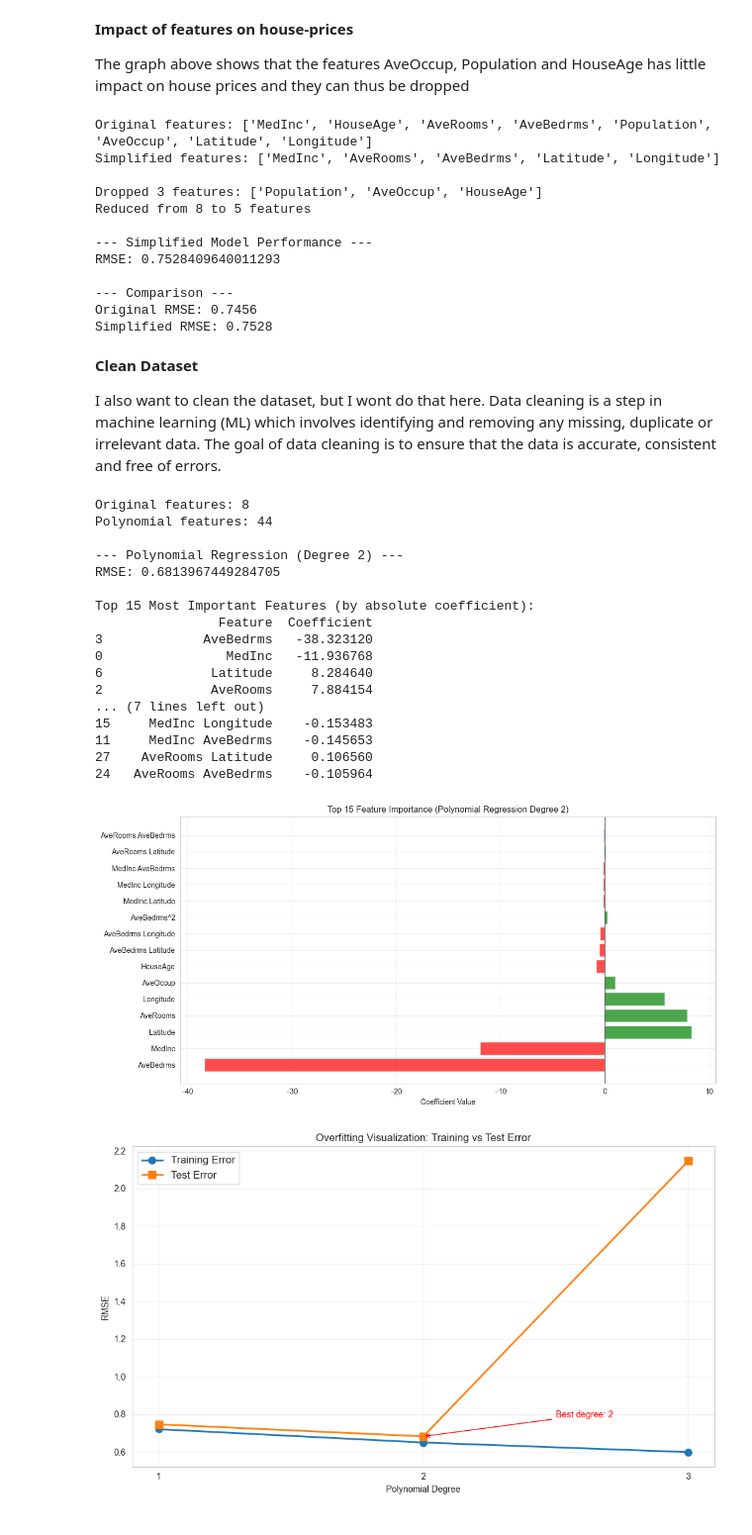
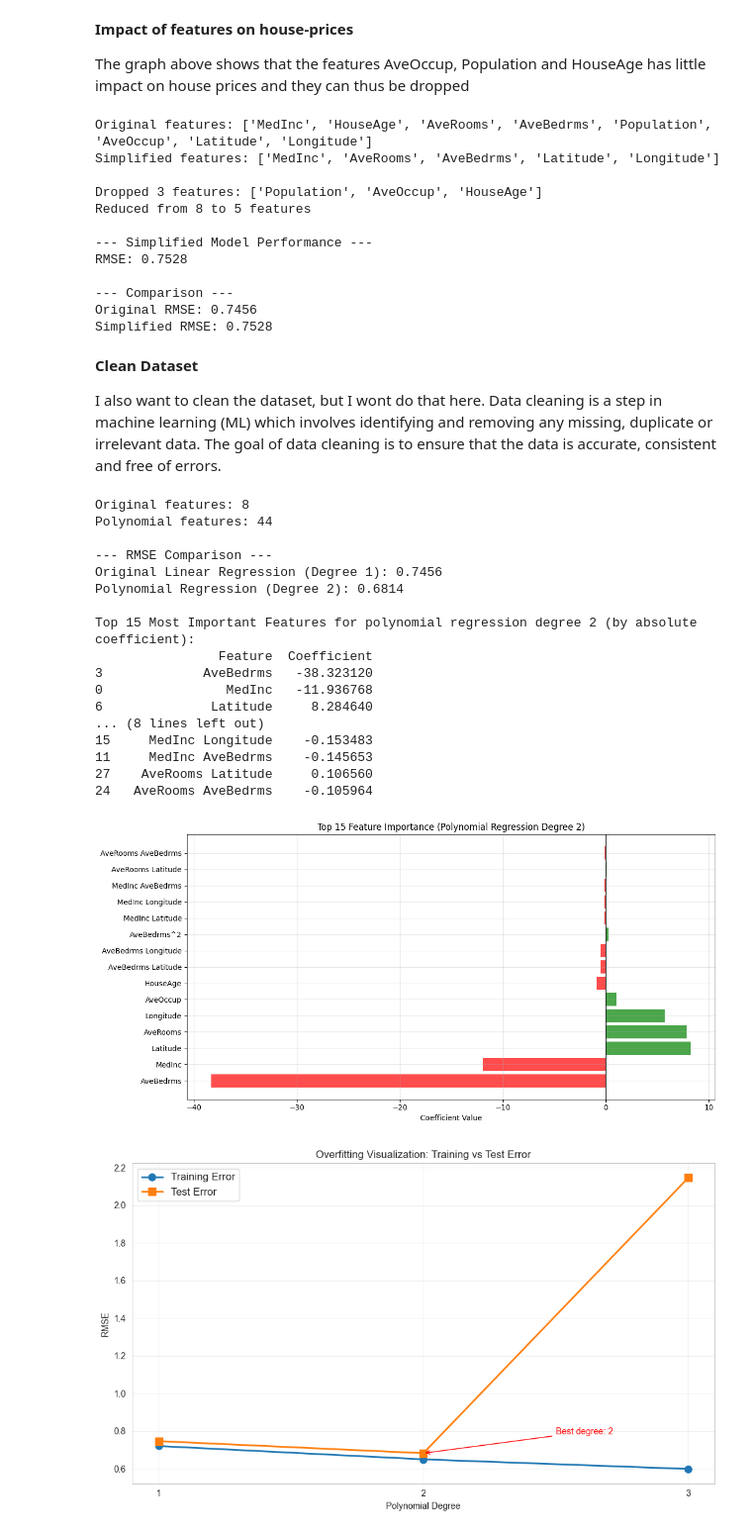
Before and after one commit to SannaNishantLarsson/ml-portfolio, a Jupyter notebook: 01_linear_regression.ipynb, the cells around one changed output. Shown at 99% size. Drawn from its saved outputs; the diff is of its cells as text; code cells hidden in the pictures.

```diff
--- a/01_linear_regression.ipynb
+++ b/01_linear_regression.ipynb
@@ -192,7 +172,7 @@ predictions_simple = model_simple.predict(X_test_simple)
 rmse_simple = np.sqrt(sum((y_test_simple - predictions_simple)**2) / len(y_test_simple))
 
 print("\n--- Simplified Model Performance ---")
-print("RMSE:", rmse_simple)
+print(f"RMSE: {rmse_simple:.4f}")
 print("\n--- Comparison ---")
 print(f"Original RMSE: {rmse:.4f}")
 print(f"Simplified RMSE: {rmse_simple:.4f}")
@@ -204,7 +184,7 @@ Dropped 3 features: ['Population', 'AveOccup', 'HouseAge']
 Reduced from 8 to 5 features
 
 --- Simplified Model Performance ---
-RMSE: 0.7528409640011293
+RMSE: 0.7528
 
 --- Comparison ---
 Original RMSE: 0.7456
@@ -215,7 +195,7 @@ Simplified RMSE: 0.7528
 I also want to clean the dataset, but I wont do that here.
 Data cleaning is a step in machine learning (ML) which involves identifying and removing any missing, duplicate or irrelevant data. The goal of data cleaning is to ensure that the data is accurate, consistent and free of errors.
 # %%
-# Polynomial Regression on Cleaned Data with Feature Importance
+# Polynomial Regression with Feature Importance
 from sklearn.preprocessing import PolynomialFeatures
 
 # Split data
@@ -237,50 +217,51 @@ poly_predictions = poly_model.predict(X_test_poly)
 
 # Calculate metrics
 poly_rmse = np.sqrt(sum((y_test_pol - poly_predictions)**2) / len(y_test_pol))
-print("\n--- Polynomial Regression (Degree 2) ---")
-print("RMSE:", poly_rmse)
+print("\n--- RMSE Comparison ---")
+print(f"Original Linear Regression (Degree 1): {rmse:.4f}")
+print(f"Polynomial Regression (Degree 2): {poly_rmse:.4f}")
 
 # Get feature names and coefficients
-feature_names = poly.get_feature_names_out(data_cleaned.drop('Price', axis=1).columns)
+feature_names = poly.get_feature_names_out(california_housing.feature_names)
 coef_poly_df = pd.DataFrame({
     'Feature': feature_names,
     'Coefficient': poly_model.coef_
 })
 coef_poly_df['Abs_Coefficient'] = coef_poly_df['Coefficient'].abs()
 coef_poly_df = coef_poly_df.sort_values('Abs_Coefficient', ascending=False).head(15)
 
-print("\nTop 15 Most Important Features (by absolute coefficient):")
+print("\nTop 15 Most Important Features for polynomial regression degree 2 (by absolute coefficient):")
 print(coef_poly_df[['Feature', 'Coefficient']])
 
 # Plot top features
 plt.figure(figsize=(12, 6))
 colors = ['green' if x > 0 else 'red' for x in coef_poly_df['Coefficient']]
 plt.barh(coef_poly_df['Feature'], coef_poly_df['Coefficient'], color=colors, alpha=0.7)
 plt.xlabel('Coefficient Value')
 plt.title('Top 15 Feature Importance (Polynomial Regression Degree 2)')
 plt.axvline(x=0, color='black', linestyle='-', linewidth=0.5)
 plt.grid(True, alpha=0.3)
 plt.tight_layout()
 plt.show()
 # %% [output]
 Original features: 8
 Polynomial features: 44
 
---- Polynomial Regression (Degree 2) ---
-RMSE: 0.6813967449284705
+--- RMSE Comparison ---
+Original Linear Regression (Degree 1): 0.7456
+Polynomial Regression (Degree 2): 0.6814
 
-Top 15 Most Important Features (by absolute coefficient):
+Top 15 Most Important Features for polynomial regression degree 2 (by absolute coefficient):
                 Feature  Coefficient
 3             AveBedrms   -38.323120
 0                MedInc   -11.936768
 6              Latitude     8.284640
-2              AveRooms     7.884154
-... (7 lines left out)
+... (8 lines left out)
 15     MedInc Longitude    -0.153483
 11     MedInc AveBedrms    -0.145653
 27    AveRooms Latitude     0.106560
 24   AveRooms AveBedrms    -0.105964
-[figure, old version]
+[figure, new version]
 # %%
 # Overfitting Visualization
 # Train models with different polynomial degrees and track training vs test error
```
Also changed, not shown: parts of 9 cells of this notebook.
